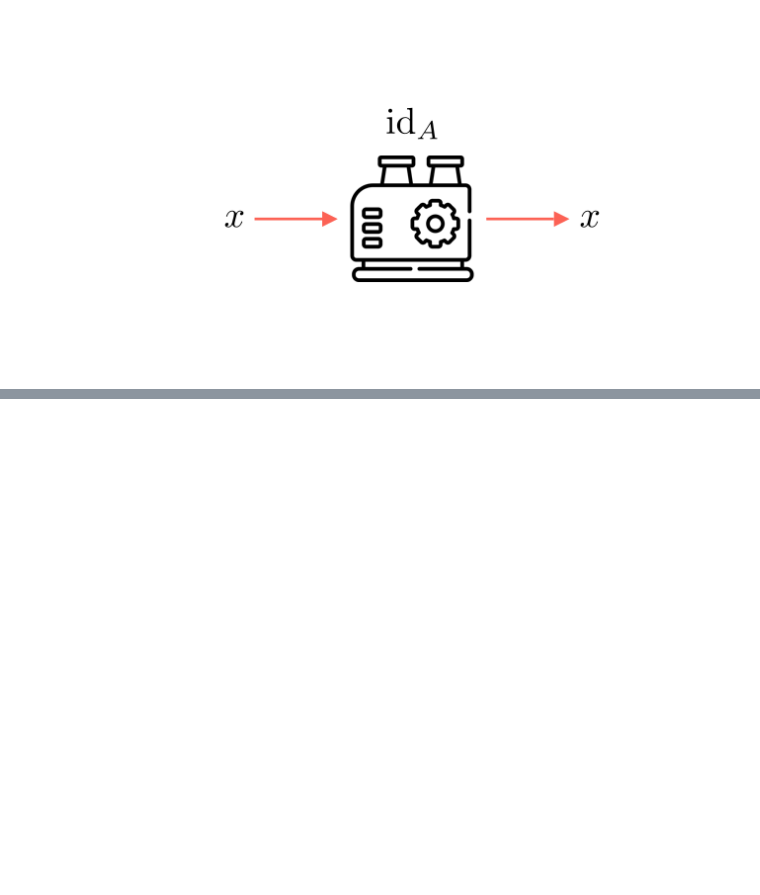
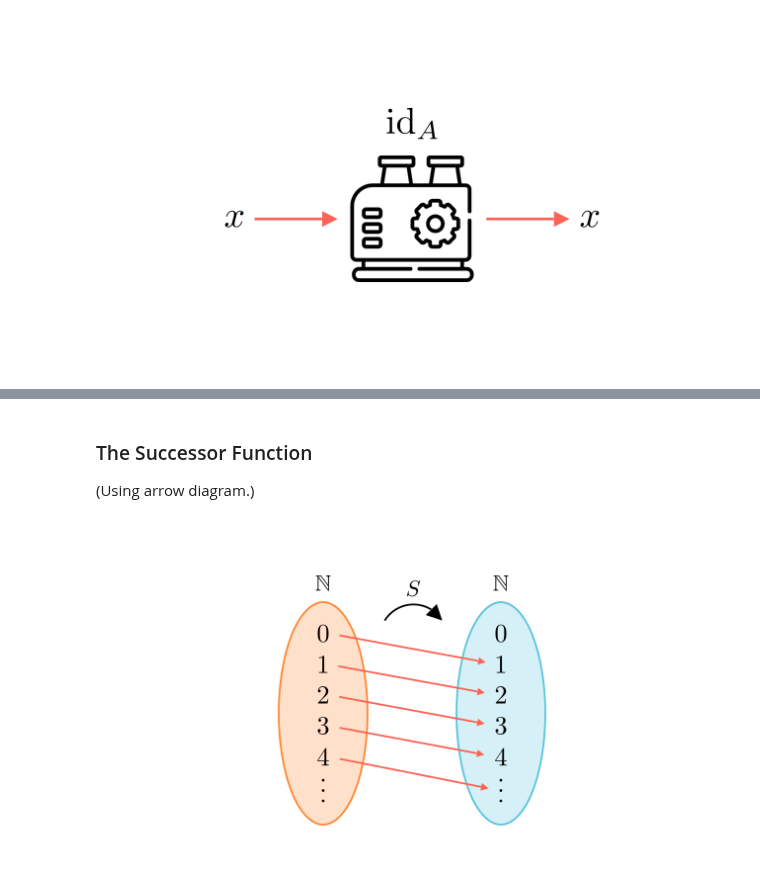
Before and after one commit to PhotonicGluon/NZQRC-Book, a Jupyter notebook: code/image_generation/notebooks/part-1/functions.ipynb, the cells around one changed output, grey strips where cells are left out. Drawn from its saved outputs; the diff is of its cells as text; code cells hidden in the pictures; blank space fills up the shorter version.

```diff
--- a/code/image_generation/notebooks/part-1/functions.ipynb
+++ b/code/image_generation/notebooks/part-1/functions.ipynb
@@ -148,0 +221,74 @@ class IdentityFunctionDiagram(Scene):
+# %% [markdown]
+### The Successor Function
+(Using arrow diagram.)
+# %%
+%%generate_image successor FunctionDiagram
+
+A_FONT_SIZE = 56  # NOTE: This is font size using TeX
+B_FONT_SIZE = 56
+
+ARROW_STROKE_WIDTH = 4
+ARROW_TIP_RATIO = 0.05
+
+class FunctionDiagram(Scene):
+    def construct(self):
+        # Create the ellipses
+        ellipse_a = Ellipse(width=2, height=5, color=ORANGE)
+        ellipse_a.set_fill(ORANGE, opacity=0.25)
+        ellipse_a.shift(LEFT * 2)
+
+        ellipse_b = Ellipse(width=2, height=5, color=BLUE)
+        ellipse_b.set_fill(BLUE, opacity=0.25)
+        ellipse_b.shift(RIGHT * 2)
+
+        # Create labels for the ellipses
+        label_a = MathTex("\mathbb{N}", color=BLACK).next_to(ellipse_a, UP)
+        label_b = MathTex("\mathbb{N}", color=BLACK).next_to(ellipse_b, UP)
+
+        # Create elements for sets
+        elements_a = ["0", "1", "2", "3", "4", "\\vdots"]
+        elements_b = ["0", "1", "2", "3", "4", "\\vdots"]
+
+        elements_a = [Tex(a, font_size=A_FONT_SIZE, color=BLACK) for a in elements_a]
+        elements_b = [Tex(b, font_size=B_FONT_SIZE, color=BLACK) for b in elements_b]
+
+        elements_a = VGroup(*elements_a).arrange(DOWN, buff=0.3).move_to(ellipse_a)
+        elements_b = VGroup(*elements_b).arrange(DOWN, buff=0.3).move_to(ellipse_b)
+
+        # Create arrows
+        arrow_links = [
+            (0,1),
+            (1,2),
+            (2,3),
+            (3,4),
+            (4,5)
+        ]
+        arrows = [
+            Arrow(
+                elements_a[i].get_right(),
+                elements_b[j].get_left(),
+                stroke_width=ARROW_STROKE_WIDTH,
+                max_tip_length_to_length_ratio=ARROW_TIP_RATIO,
+                color=RED
+            )
+            for i, j in arrow_links
+        ]
+        arrows = VGroup(*arrows)
+
+        # Add function label above the arrows
+        function_label = MathTex("S", color=BLACK).next_to(arrows, 3.5*UP)
+        function_label.add(
+            CurvedArrow(
+                function_label.get_left() + LEFT * 0.5,
+                function_label.get_right() + RIGHT * 0.5,
+                stroke_width=ARROW_STROKE_WIDTH,
+                color=BLACK
+            ).flip(LEFT).shift(DOWN * 0.35)
+        )
+
+        # Add all elements to the scene
+        group = Group(ellipse_a, ellipse_b, label_a, label_b, elements_a, elements_b, arrows, function_label)
+        group.center()
+        self.add(group)
+# %% [output]
+[figure, added]
```
Also changed, not shown: parts of 2 cells of this notebook, 4 other files.
